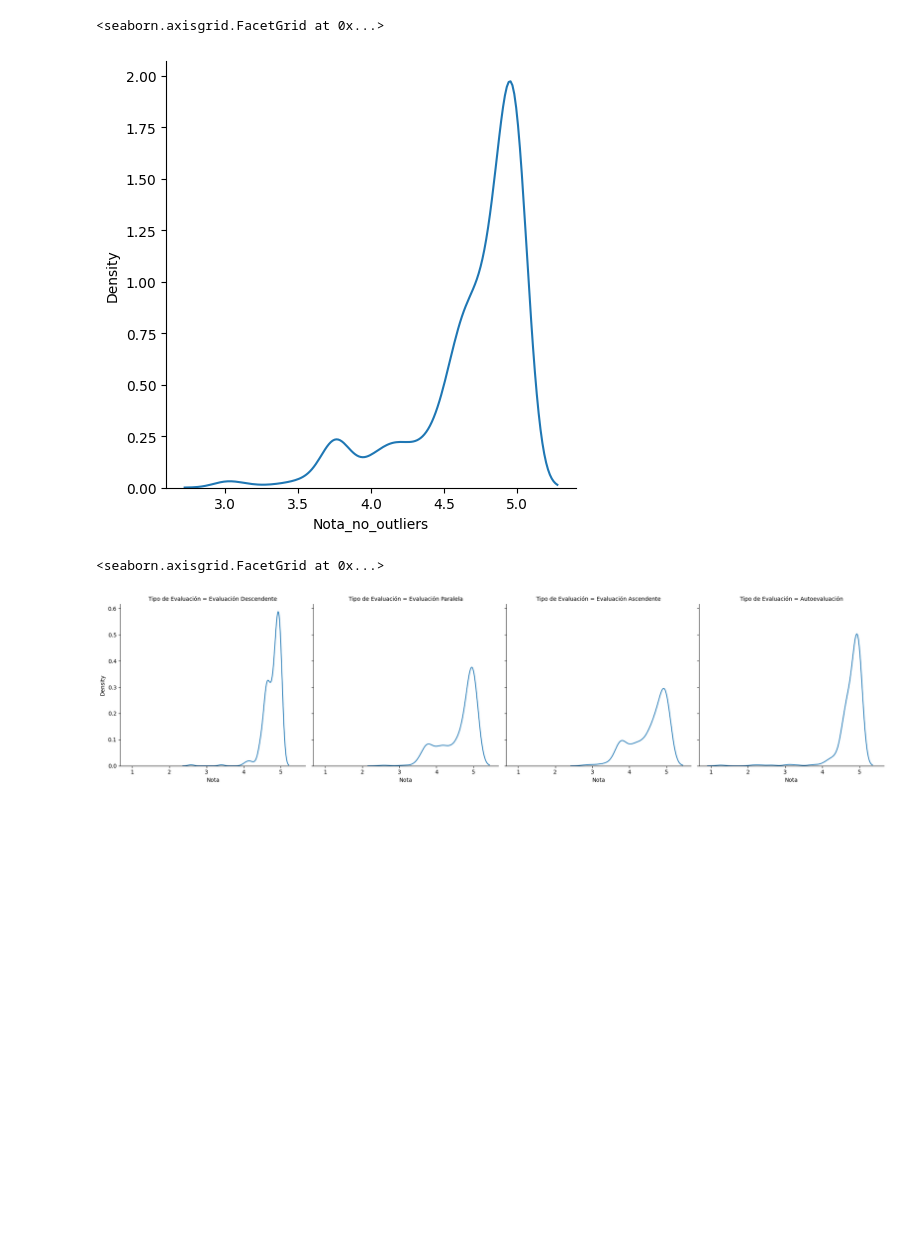
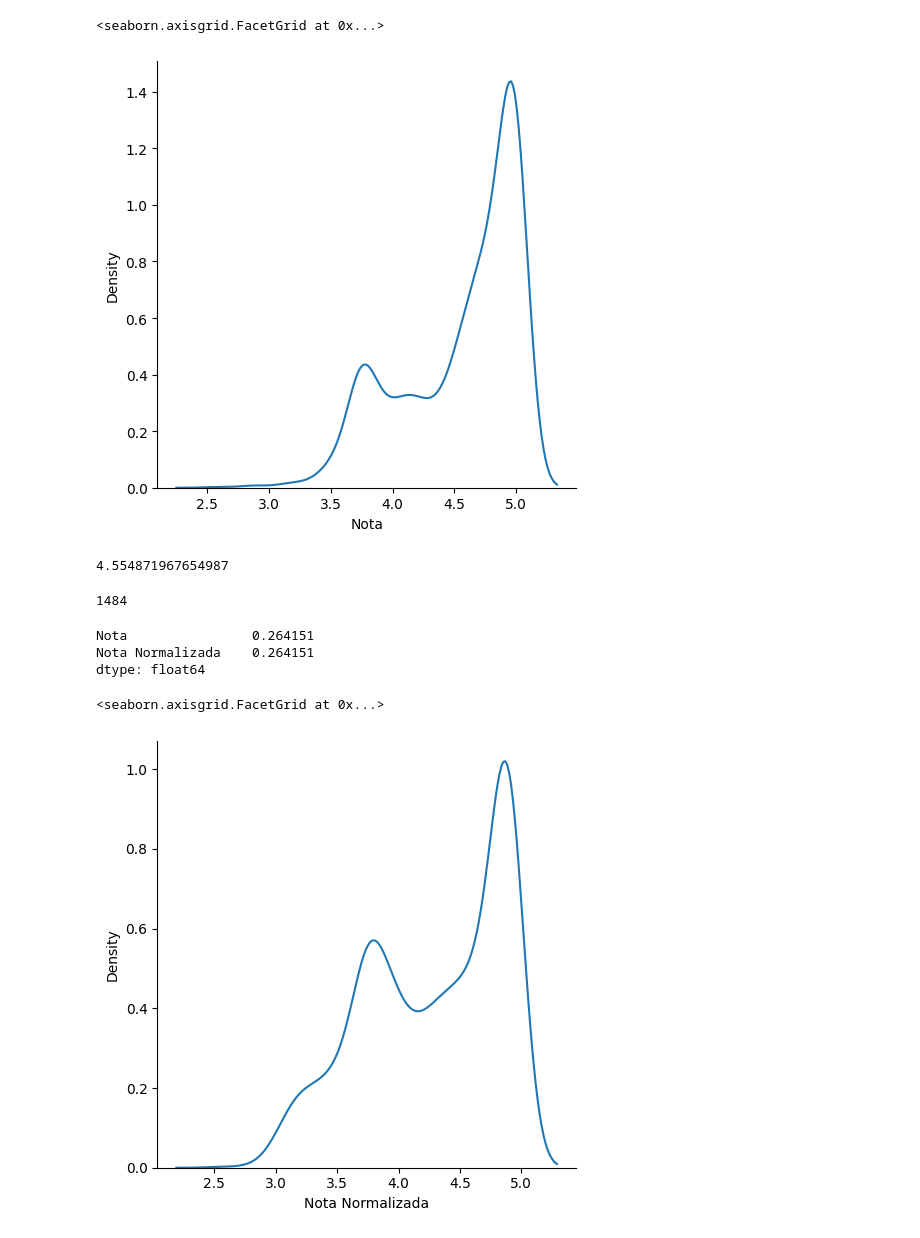
Before and after one commit to deathperminut/DatabricksExample, a Jupyter notebook: Gascaribe/desempeño/Evaluacion.ipynb, the cells around one changed output. Saved outputs shown, nothing was run; the diff lists cells and outputs as text; code cells hidden in the pictures; blank space fills up the shorter version.

```diff
--- a/Gascaribe/desempeño/Evaluacion.ipynb
+++ b/Gascaribe/desempeño/Evaluacion.ipynb
@@ -17,7 +21,5 @@ df.head()
 # %%
-df=df[['Tipo de Evaluación','Nota']]
+df=df[['Nota']]
-# %%
-df['Nota_no_outliers']=df['Nota'].apply(lambda x: 3 if x<3 else x )
 # %%
 df.head()
 # %% [output]
@@ -30,10 +32,28 @@ df.head()
 # %%
-sns.displot(df,x='Nota_no_outliers',kind='kde')
+sns.displot(df,x='Nota',kind='kde')
 # %% [output]
 <seaborn.axisgrid.FacetGrid at 0x...>
-[figure, old version]
+[figure, new version]
+# %%
+df['Nota'].mean()
+# %% [output]
+4.554871967654987
+# %%
+df['Nota Normalizada'] = df['Nota'].apply(lambda x : 2 + (x / 4) if x < 4 else x)
+# %%
+df['Nota Normalizada'] = df['Nota'].apply(lambda x : 3 + ((x - 4) * 1.9) if x > 4 else x)
+# %%
+df['Nota'].count()
+# %% [output]
+1484
+# %%
+df[df['Nota']==5].count() / df['Nota'].count()
+# %% [output]
+Nota                0.264151
+Nota Normalizada    0.264151
+dtype: float64
 # %%
-sns.displot(df,x='Nota',col='Tipo de Evaluación',kind='kde')
+sns.displot(df,x='Nota Normalizada',kind='kde')
 # %% [output]
 <seaborn.axisgrid.FacetGrid at 0x...>
-[figure, old version]
+[figure, new version]
```
Also changed, not shown: parts of 6 cells of this notebook, 2 other files.
